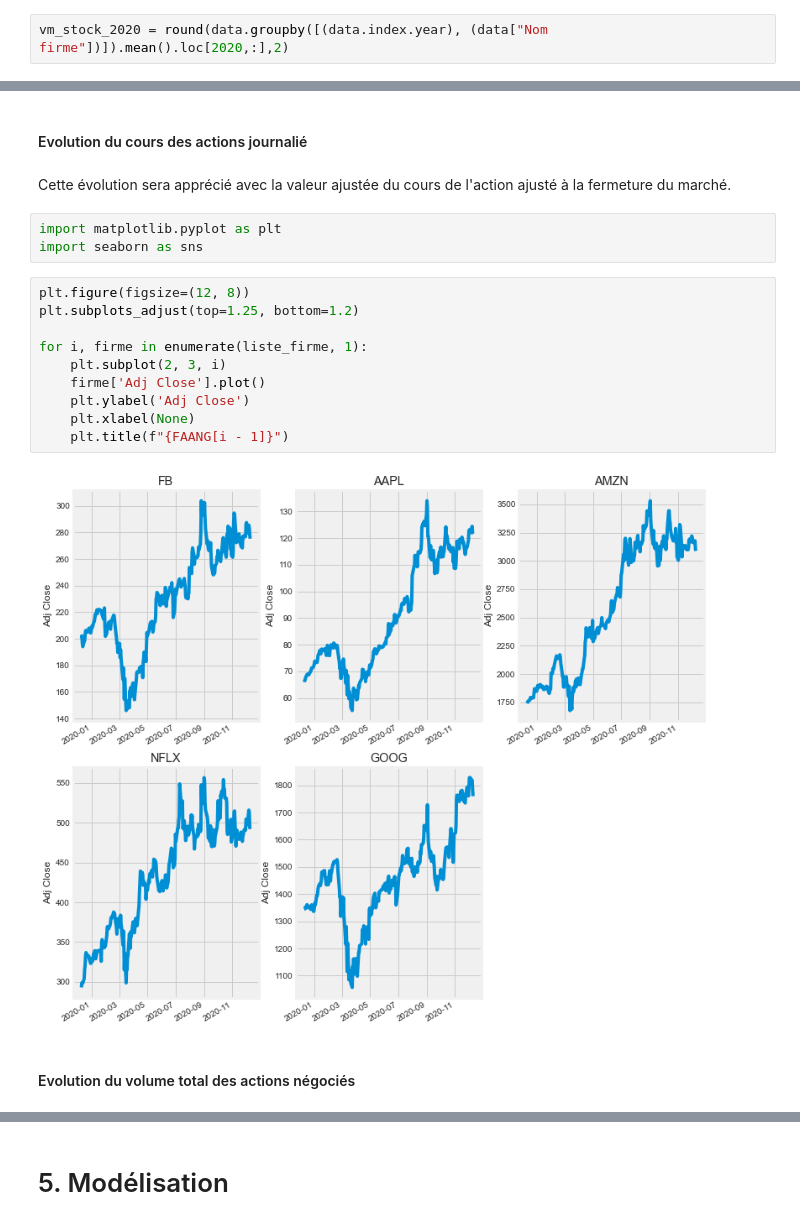
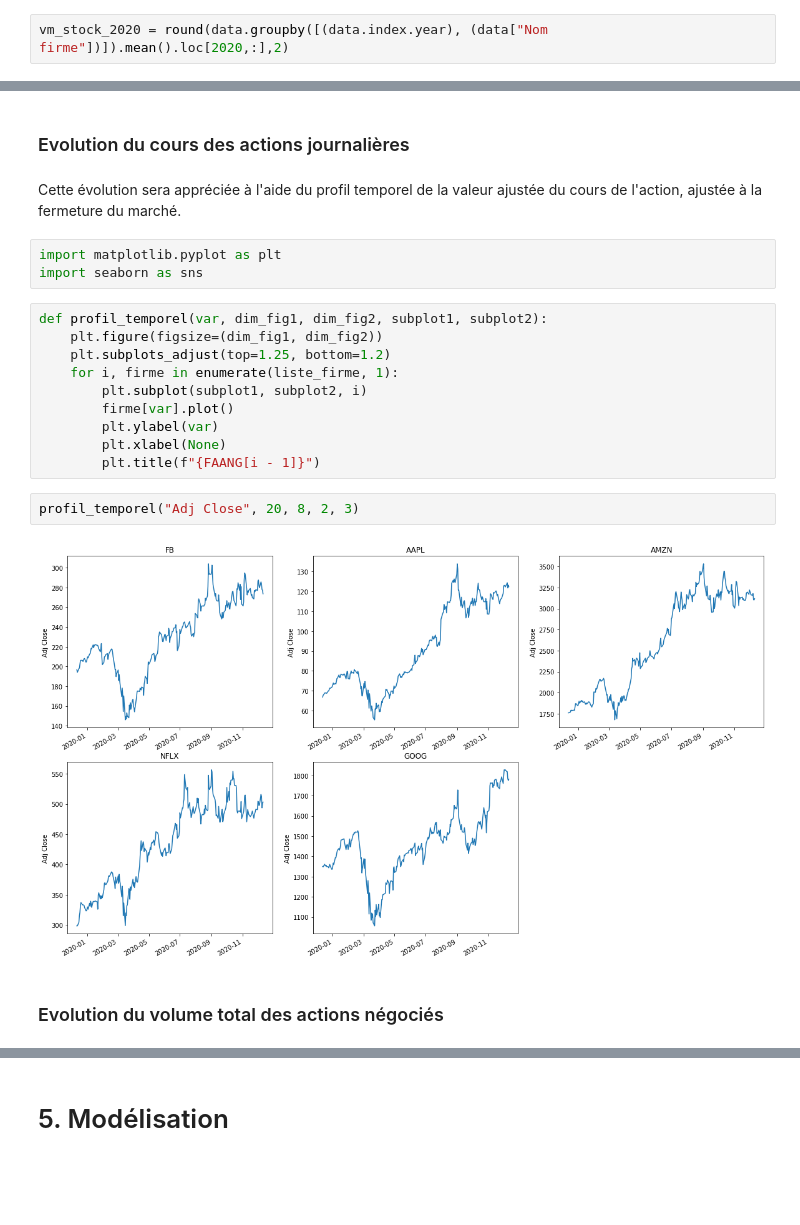
Before and after one commit to lasme-ephrem/pythonproject2a, a Jupyter notebook: notebook_projet_python_lasme_new.ipynb, the cells around one changed output, grey strips where cells are left out. Drawn from its saved outputs; the diff is of its cells as text; blank space fills up the shorter version.

```diff
--- a/notebook_projet_python_lasme_new.ipynb
+++ b/notebook_projet_python_lasme_new.ipynb
@@ -142,21 +143,23 @@ vm_stock_2020
 # %% [markdown]
-#### Evolution du cours des actions journalié
+### Evolution du cours des actions journalières
 # %% [markdown]
-Cette évolution sera apprécié avec la valeur ajustée du cours de l'action ajusté à la fermeture du marché.
+Cette évolution sera appréciée à l'aide du profil temporel de la valeur ajustée du cours de l'action, ajustée à la fermeture du marché.
 # %%
 import matplotlib.pyplot as plt
 import seaborn as sns
 # %%
-plt.figure(figsize=(12, 8))
-plt.subplots_adjust(top=1.25, bottom=1.2)
-
-for i, firme in enumerate(liste_firme, 1):
-    plt.subplot(2, 3, i)
-    firme['Adj Close'].plot()
-    plt.ylabel('Adj Close')
-    plt.xlabel(None)
-    plt.title(f"{FAANG[i - 1]}")
+def profil_temporel(var, dim_fig1, dim_fig2, subplot1, subplot2):
+    plt.figure(figsize=(dim_fig1, dim_fig2))
+    plt.subplots_adjust(top=1.25, bottom=1.2)
+    for i, firme in enumerate(liste_firme, 1):
+        plt.subplot(subplot1, subplot2, i)
+        firme[var].plot()
+        plt.ylabel(var)
+        plt.xlabel(None)
+        plt.title(f"{FAANG[i - 1]}")
-# %% [output]
-[figure, removed]
+# %%
+profil_temporel("Adj Close", 20, 8, 2, 3)
+# %% [output]
+[figure, added]
 # %% [markdown]
-#### Evolution du volume total des actions négociés
+### Evolution du volume total des actions négociés
```
Also changed, not shown: parts of 28 cells of this notebook.
